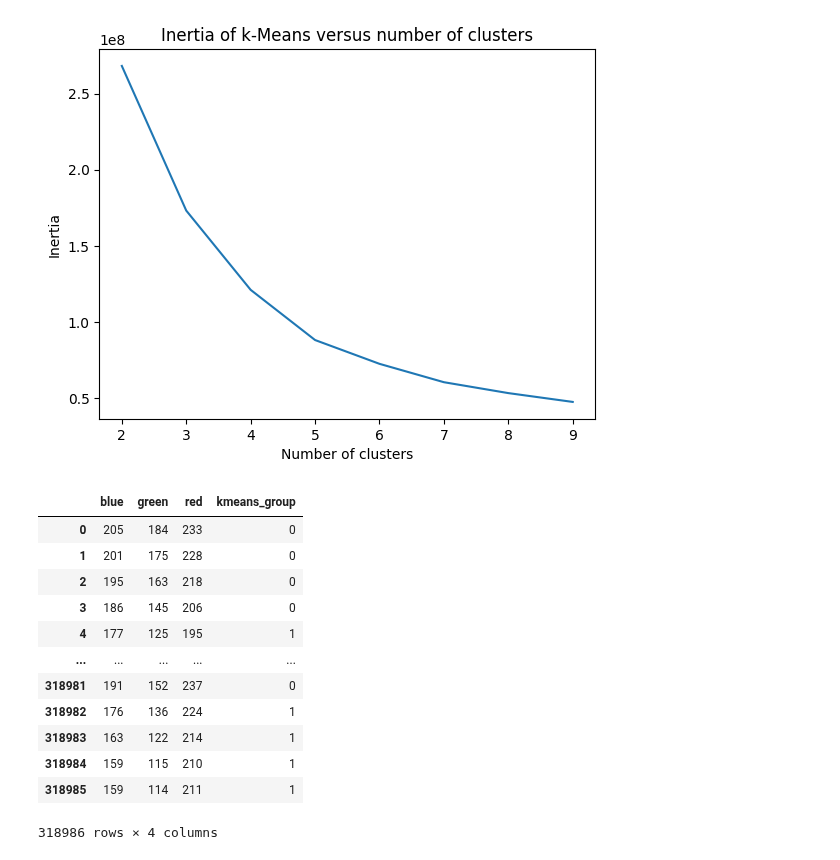
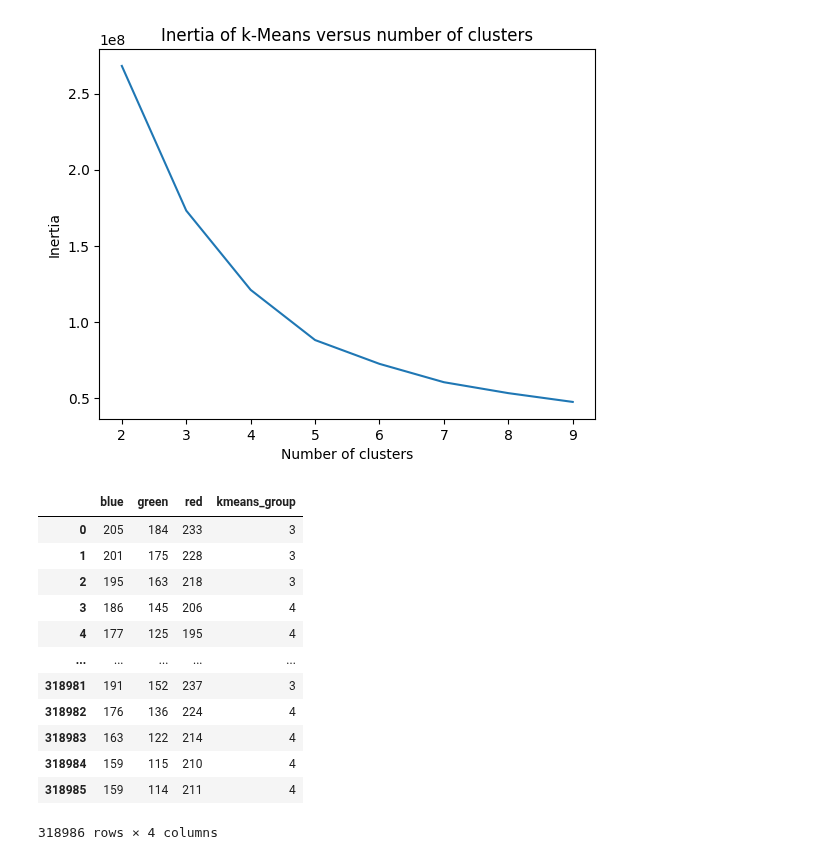
Before and after one commit to lauraceciliadiazdavila/IA-LIDeSIA-Dpto-Computacion, a Jupyter notebook: 07_Kmeans/Kmeans.ipynb, the cells around one changed output. Cells and saved outputs as stored; diff of their text form; code cells hidden in the pictures.

```diff
--- a/07_Kmeans/Kmeans.ipynb
+++ b/07_Kmeans/Kmeans.ipynb
@@ -35,8 +72,7 @@ Es una librería para visión artificial de código abierto y que está disponib
 # %%
-patos = cv2.imread('/content/drive/MyDrive/Inteligencia Artificial/Materia/2021/sangre.png')
-
-cv2_imshow(patos)
-patos.shape
+image = cv2.imread('/content/drive/Shareddrives/Cátedra de Inteligencia Artificial/Google Colabs/7. Kmeans/sangre.png')
+cv2_imshow(image)
+image.shape
 # %% [output]
 [figure]
 (457, 698, 3)
@@ -72,5 +106,5 @@ plt.show()
 # %%
-dimensiones = patos.shape #(405, 720, 3)
+dimensiones = image.shape #(405, 720, 3)
 pixels = dimensiones[0]*dimensiones[1]
 pixels
 # %% [output]
@@ -90,7 +123,7 @@ array([[0, 0, 0],
 # %%
 for fila in range(dimensiones[0]):
   for columna in range(dimensiones[1]):
-    pixels[fila*dimensiones[1]+columna,0:3]=patos[fila,columna,:]
+    pixels[fila*dimensiones[1]+columna,0:3]=image[fila,columna,:]
 pixels
 # %% [output]
 array([[205, 184, 233],
@@ -170,24 +185,23 @@ plt.title("Inertia of k-Means versus number of clusters")
 Text(0.5, 1.0, 'Inertia of k-Means versus number of clusters')
 [figure]
 # %%
-from sklearn.cluster import KMeans
-kmeans = KMeans(n_clusters=2)
+kmeans = KMeans(n_clusters=5, n_init=10)
 kmeans.fit(pixels_df)
 pixels_clusters = pixels_df.copy()
 pixels_clusters['kmeans_group']=kmeans.labels_
 pixels_clusters
 # %% [output]
 |  | blue | green | red | kmeans_group |
-| 0 | 205 | 184 | 233 | 0 |
-| 1 | 201 | 175 | 228 | 0 |
-| 2 | 195 | 163 | 218 | 0 |
-| 3 | 186 | 145 | 206 | 0 |
-| 4 | 177 | 125 | 195 | 1 |
+| 0 | 205 | 184 | 233 | 3 |
+| 1 | 201 | 175 | 228 | 3 |
+| 2 | 195 | 163 | 218 | 3 |
+| 3 | 186 | 145 | 206 | 4 |
+| 4 | 177 | 125 | 195 | 4 |
 | ... | ... | ... | ... | ... |
-| 318981 | 191 | 152 | 237 | 0 |
-| 318982 | 176 | 136 | 224 | 1 |
-| 318983 | 163 | 122 | 214 | 1 |
-| 318984 | 159 | 115 | 210 | 1 |
-| 318985 | 159 | 114 | 211 | 1 |
+| 318981 | 191 | 152 | 237 | 3 |
+| 318982 | 176 | 136 | 224 | 4 |
+| 318983 | 163 | 122 | 214 | 4 |
+| 318984 | 159 | 115 | 210 | 4 |
+| 318985 | 159 | 114 | 211 | 4 |
 318986 rows × 4 columns
 # %%
```
Also changed, not shown: parts of 20 cells of this notebook.
